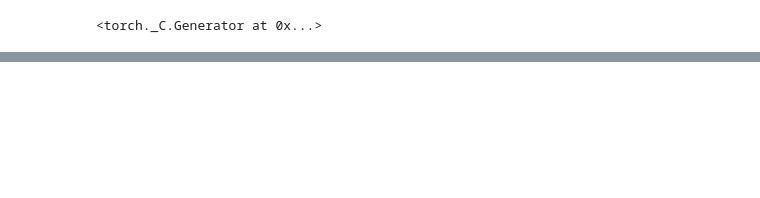
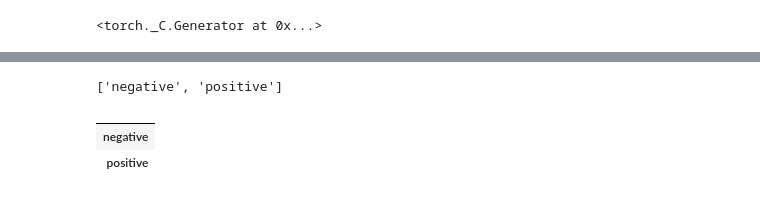
Before and after one commit to Dean-vA/MLEngineering_Capstone_Group3, a Jupyter notebook: notebooks/face_reco_model.ipynb, the cells around one changed output, grey strips where cells are left out. Cells and saved outputs as stored; diff of their text form; code cells hidden in the pictures; blank space fills up the shorter version.

Commit message:
Training resnet50

```diff
--- a/notebooks/face_reco_model.ipynb
+++ b/notebooks/face_reco_model.ipynb
@@ -80,0 +105,5 @@ len(labeled_data)
+# %%
+split_sizes = []
+for sp in splits[:-1]:
+    split_sizes.append(int(sp * len(dataset)))
+split_sizes.append(len(dataset) - sum(split_sizes))
@@ -80,0 +114,2 @@ len(labeled_data)
+# %%
+train_set, test_set, val_set = random_split(dataset, split_sizes)
@@ -80,0 +294,16 @@ len(labeled_data)
+# %%
+class_labels = sorted(test_set.dataset.class_to_idx, key=lambda cls: test_set.dataset.class_to_idx[cls])
+# %%
+class_labels
+# %% [output]
+['negative', 'positive']
+# %%
+import numpy as np
+cm_np = np.array(cm)
+stats = pd.DataFrame(index=class_labels)
+# %%
+stats
+# %% [output]
+|  |
+| negative |
+| positive |
```
Also changed, not shown: parts of 35 cells of this notebook, 5 other files.
